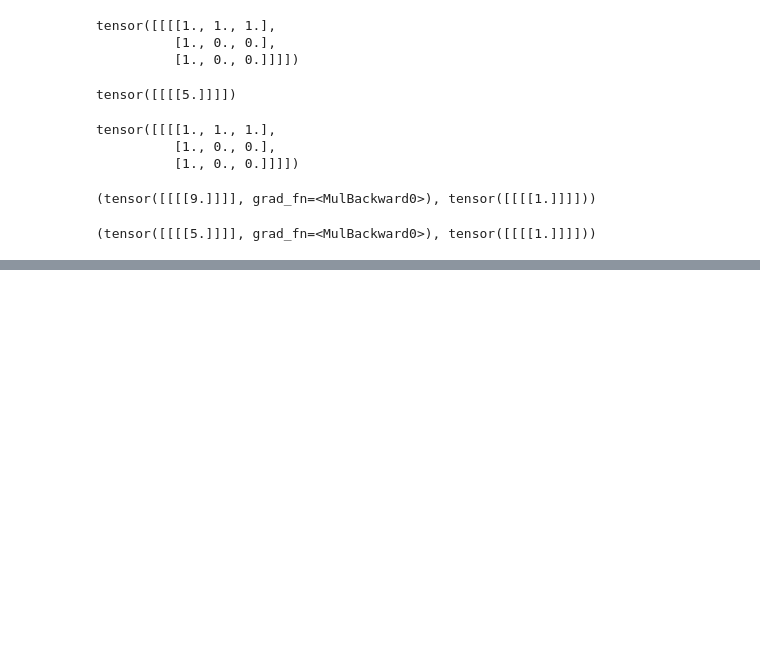
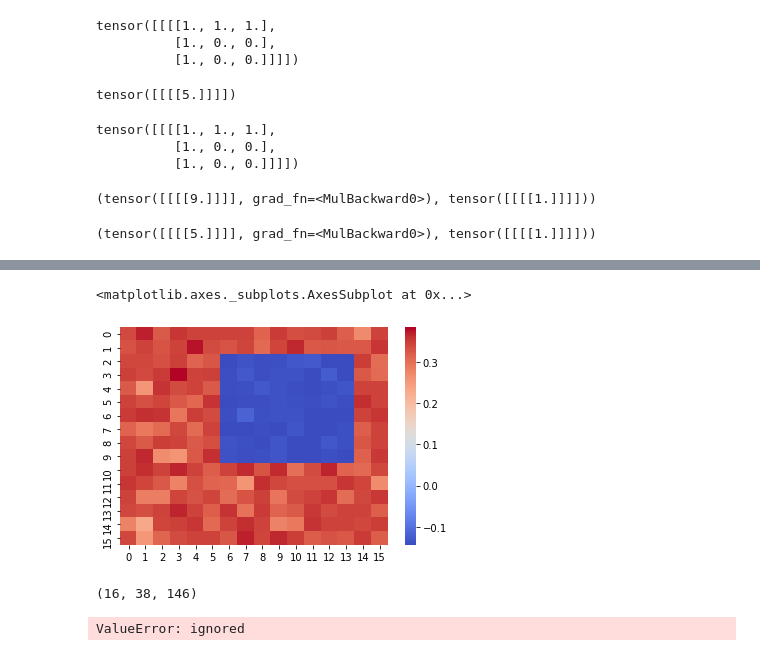
Before and after one commit to AustinXY/pconv-toy, a Jupyter notebook: pconv-toy.ipynb, the cells around one changed output, grey strips where cells are left out. Saved outputs shown, nothing was run; the diff lists cells and outputs as text; code cells hidden in the pictures; blank space fills up the shorter version.

```diff
--- a/pconv-toy.ipynb
+++ b/pconv-toy.ipynb
@@ -529,0 +532,7 @@ tensor([[[[1., 1., 1.],
+# %%
+fm = xcl[0][0][0].detach().cpu().numpy()
+# %%
+sns.heatmap(fm, cmap='coolwarm')
+# %% [output]
+<matplotlib.axes._subplots.AxesSubplot at 0x...>
+[figure, added]
@@ -529,0 +546,5 @@ tensor([[[[1., 1., 1.],
+# %%
+vis_actmap(xcl[0])
+# %% [output]
+(16, 38, 146)
+ValueError: ignored
```
Also changed, not shown: parts of 13 cells of this notebook.
